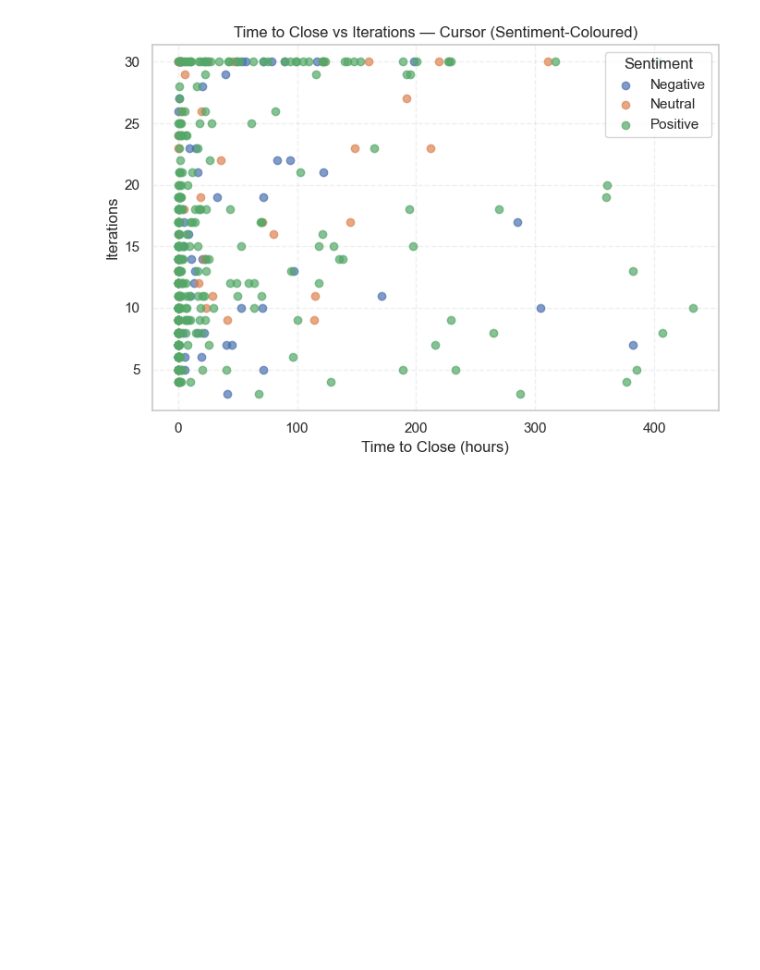
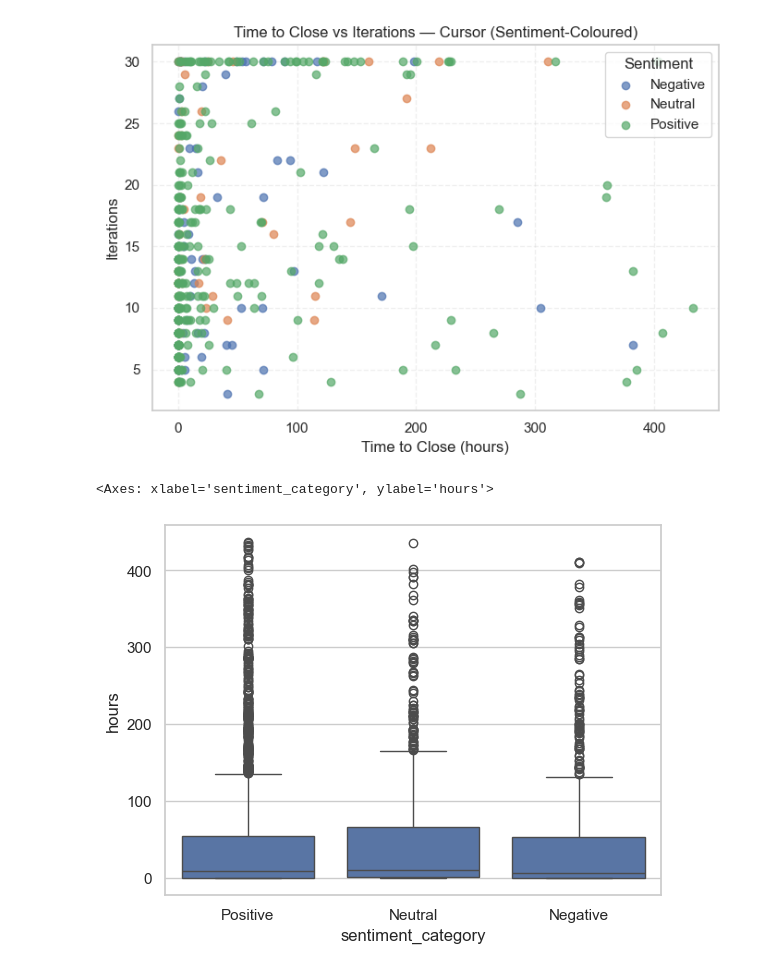
Before and after one commit to mzikkhan/effifiency_of_coding_agents, a Jupyter notebook: data_analysis_plots_of_time_and_iterations.ipynb, the cells around one changed output. Saved outputs shown, nothing was run; the diff lists cells and outputs as text; code cells hidden in the pictures; blank space fills up the shorter version.

```diff
--- a/data_analysis_plots_of_time_and_iterations.ipynb
+++ b/data_analysis_plots_of_time_and_iterations.ipynb
@@ -533,3 +533,8 @@ for agent in agents:
 [figure]
 [figure]
 [figure]
+# %%
+sns.boxplot(data=clean_df, x="sentiment_category", y="hours")
+# %% [output]
+<Axes: xlabel='sentiment_category', ylabel='hours'>
+[figure, added]
```
Also changed, not shown: parts of 5 cells of this notebook.
